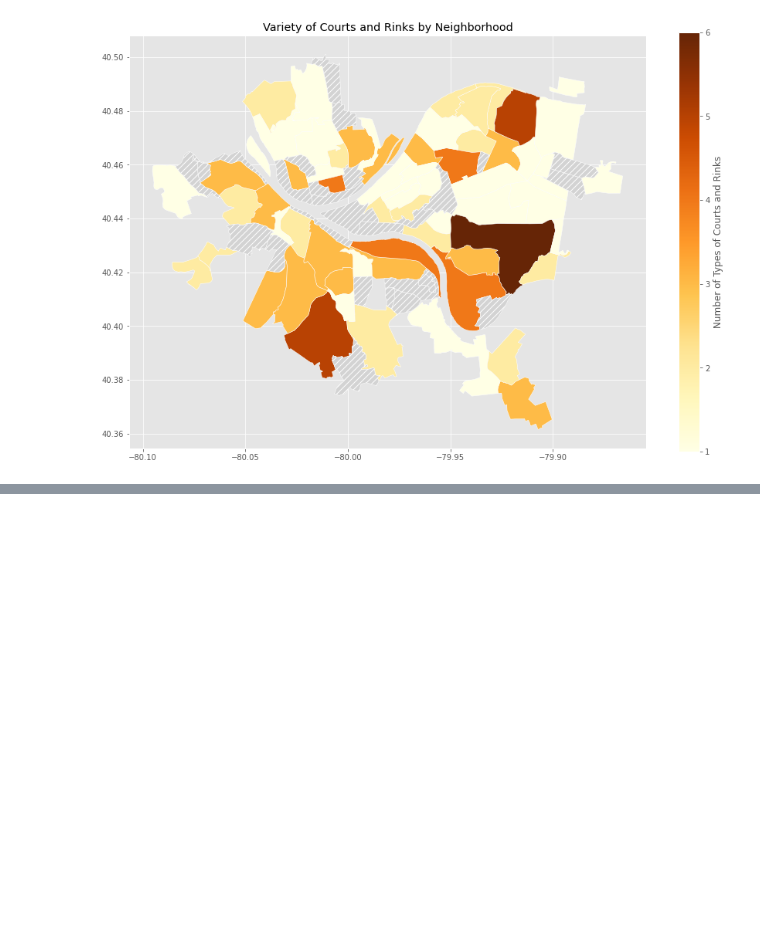
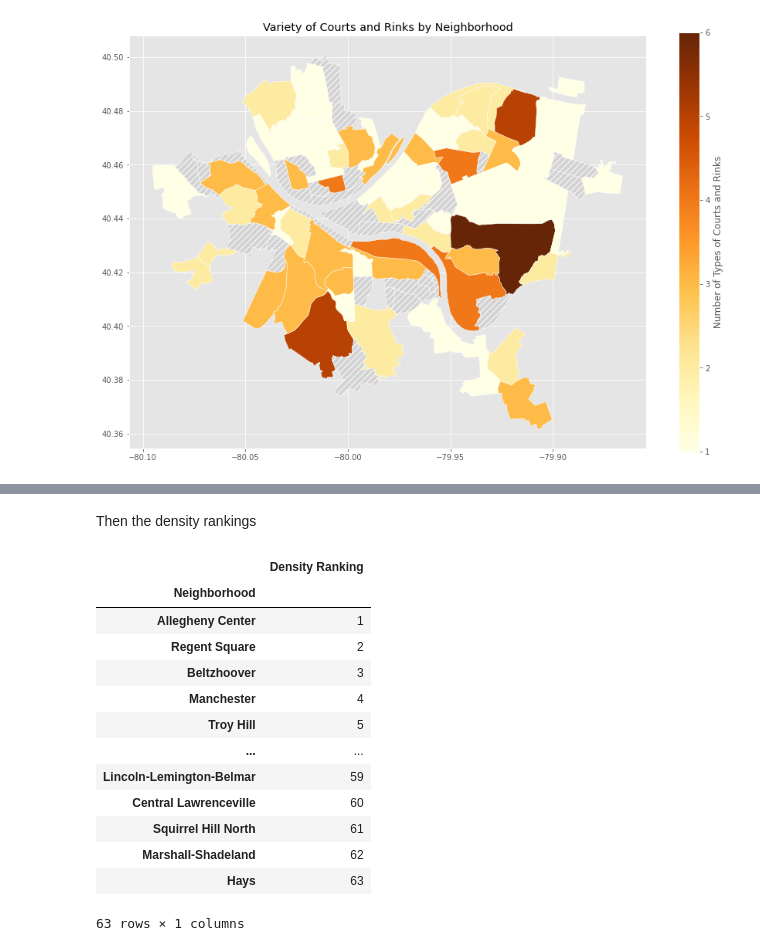
Before and after one commit to ShashSriv/Best-Neighborhood-Pittsburgh, a Jupyter notebook: courts_and_rinks.ipynb, the cells around one changed output, grey strips where cells are left out. Saved outputs shown, nothing was run; the diff lists cells and outputs as text; code cells hidden in the pictures; blank space fills up the shorter version.

```diff
--- a/courts_and_rinks.ipynb
+++ b/courts_and_rinks.ipynb
@@ -272,0 +309,29 @@ plt.show()
+# %% [markdown]
+Then the density rankings
+# %%
+rankings = [i + 1 for i in range(len(density_data))]
+
+rankings = pd.Series(rankings)
+hoods = pd.Series(density_data.sort_values('density', ascending=False).index)
+
+density_rankings = pd.concat([hoods, rankings], axis=1)
+
+density_rankings.rename(columns={'neighborhood': 'Neighborhood', 0: 'Density Ranking'}, inplace=True)
+density_rankings.set_index('Neighborhood', inplace=True)
+
+density_rankings
+# %% [output]
+|  | Density Ranking |
+| Neighborhood |  |
+| Allegheny Center | 1 |
+| Regent Square | 2 |
+| Beltzhoover | 3 |
+| Manchester | 4 |
+| Troy Hill | 5 |
+| ... | ... |
+| Lincoln-Lemington-Belmar | 59 |
+| Central Lawrenceville | 60 |
+| Squirrel Hill North | 61 |
+| Marshall-Shadeland | 62 |
+| Hays | 63 |
+63 rows × 1 columns
```
Also changed, not shown: parts of 23 cells of this notebook, 2 other files.
